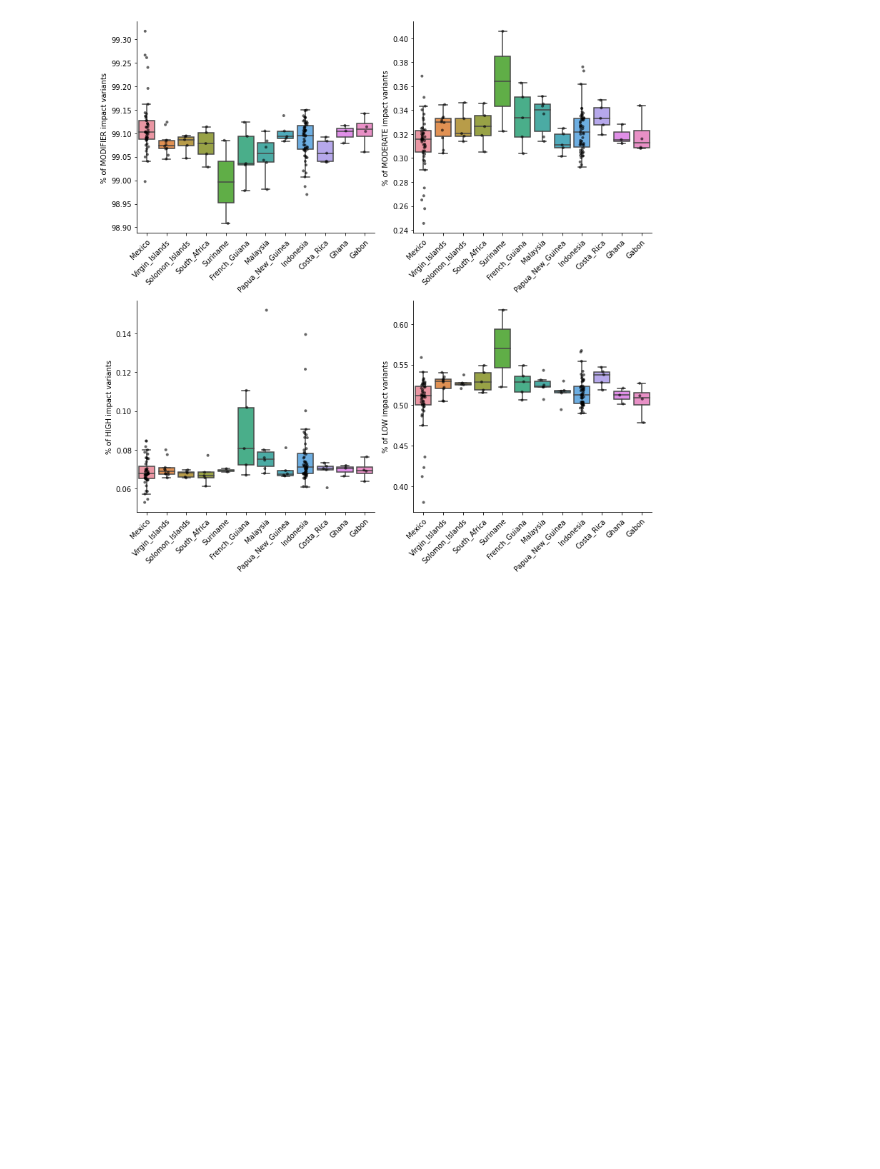
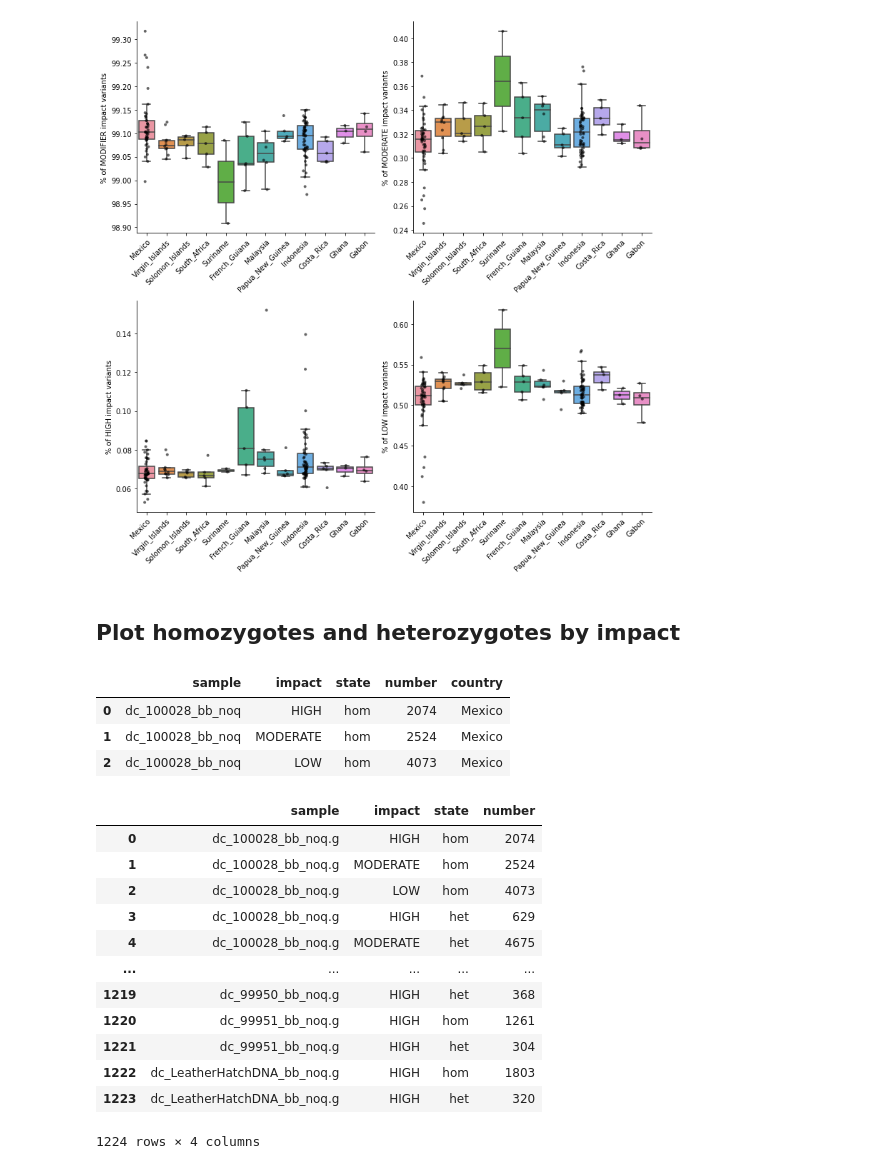
Before and after one commit to osipovarev/Leatherback_popgen, a Jupyter notebook: snpEff_variant_impact.ipynb, the cells around one changed output. Cells and saved outputs as stored; diff of their text form; code cells hidden in the pictures; blank space fills up the shorter version.

Commit message:
backed up changes from Wed Oct 16 15:50:16 EDT 2024 in the project /Users/osipova/Documents/LabDocs/Leatherback_popgen

```diff
--- a/snpEff_variant_effect.ipynb
+++ b/snpEff_variant_impact.ipynb
@@ -101,3 +99,19 @@ pdf_name = 'percent_variants_by_effect.pdf'
 # fig.savefig(pdf_name, bbox_inches='tight')
 # %% [output]
 [figure]
+# %% [markdown]
+## Plot homozygotes and heterozygotes by impact
+# %%
+dir_path = '/Users/osipova/Documents/LabDocs/Leatherback_popgen/'
+file_name = 'all_samples.hom_het_by_impact.tsv'
+file_data = glob(dir_path + file_name)[0]
+df = pd.read_csv(file_data, sep='\t')
+
+## Assign location to each sample
+df_all = pd.merge(df, INFO, on='sample')
+df_all.head(3)
+# %% [output]
+|  | sample | impact | state | number | country |
+| 0 | dc_100028_bb_noq | HIGH | hom | 2074 | Mexico |
+| 1 | dc_100028_bb_noq | MODERATE | hom | 2524 | Mexico |
+| 2 | dc_100028_bb_noq | LOW | hom | 4073 | Mexico |
@@ -103,0 +138,16 @@ pdf_name = 'percent_variants_by_effect.pdf'
+# %%
+df
+# %% [output]
+|  | sample | impact | state | number |
+| 0 | dc_100028_bb_noq.g | HIGH | hom | 2074 |
+| 1 | dc_100028_bb_noq.g | MODERATE | hom | 2524 |
+| 2 | dc_100028_bb_noq.g | LOW | hom | 4073 |
+| 3 | dc_100028_bb_noq.g | HIGH | het | 629 |
+| 4 | dc_100028_bb_noq.g | MODERATE | het | 4675 |
+| ... | ... | ... | ... | ... |
+| 1219 | dc_99950_bb_noq.g | HIGH | het | 368 |
+| 1220 | dc_99951_bb_noq.g | HIGH | hom | 1261 |
+| 1221 | dc_99951_bb_noq.g | HIGH | het | 304 |
+| 1222 | dc_LeatherHatchDNA_bb_noq.g | HIGH | hom | 1803 |
+| 1223 | dc_LeatherHatchDNA_bb_noq.g | HIGH | het | 320 |
+1224 rows × 4 columns
```
Also changed, not shown: parts of 8 cells of this notebook, 1 other file.
